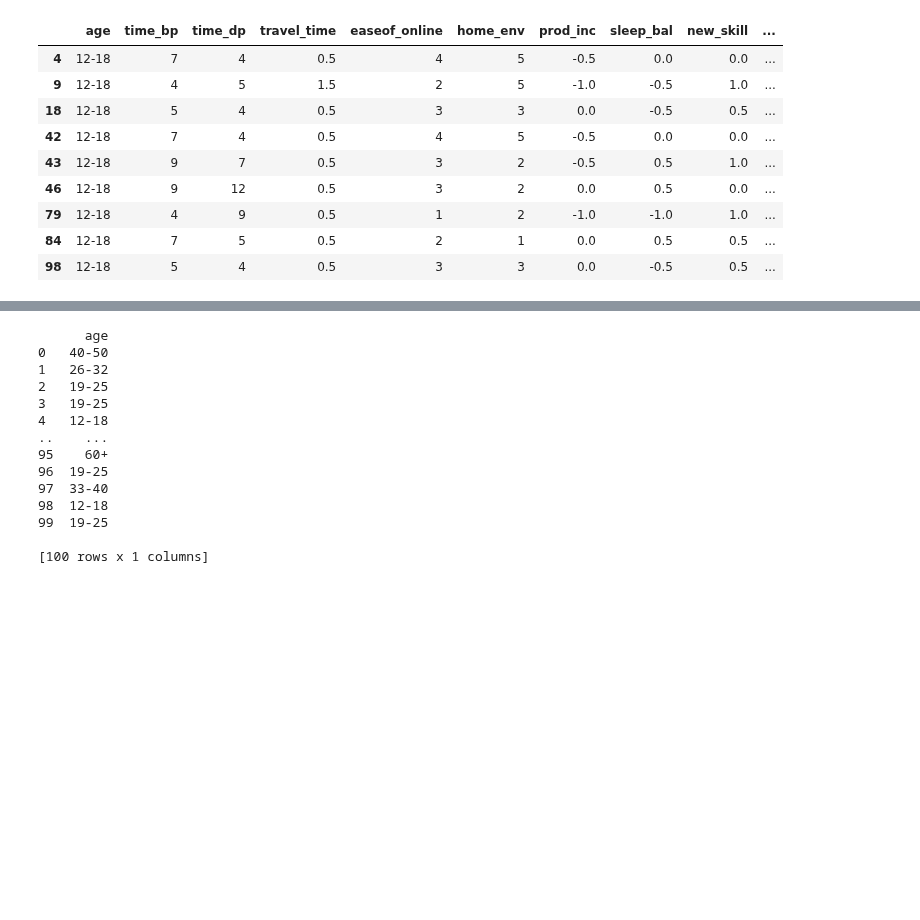
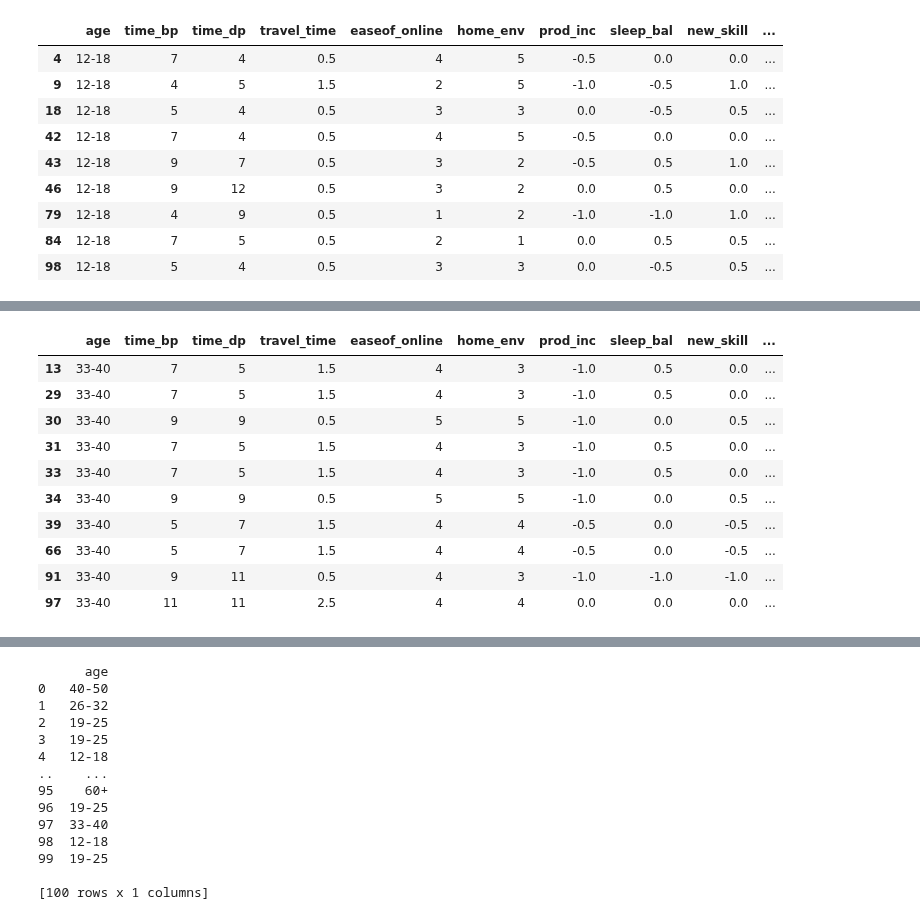
Before and after one commit to Gennifer2001/tesis, a Jupyter notebook: Tésisjeje2_0.ipynb, the cells around one changed output, grey strips where cells are left out. Cells and saved outputs as stored; diff of their text form; code cells hidden in the pictures; blank space fills up the shorter version.

```diff
--- a/Tésisjeje2_0.ipynb
+++ b/Tésisjeje2_0.ipynb
@@ -193,0 +238,16 @@ edades1
+# %%
+edades4 = dfprueba[dfprueba['age']=='33-40']
+#n = len(edades1)
+edades4
+# %% [output]
+|  | age | time_bp | time_dp | travel_time | easeof_online | home_env | prod_inc | sleep_bal | new_skill | ... |
+| 13 | 33-40 | 7 | 5 | 1.5 | 4 | 3 | -1.0 | 0.5 | 0.0 | ... |
+| 29 | 33-40 | 7 | 5 | 1.5 | 4 | 3 | -1.0 | 0.5 | 0.0 | ... |
+| 30 | 33-40 | 9 | 9 | 0.5 | 5 | 5 | -1.0 | 0.0 | 0.5 | ... |
+| 31 | 33-40 | 7 | 5 | 1.5 | 4 | 3 | -1.0 | 0.5 | 0.0 | ... |
+| 33 | 33-40 | 7 | 5 | 1.5 | 4 | 3 | -1.0 | 0.5 | 0.0 | ... |
+| 34 | 33-40 | 9 | 9 | 0.5 | 5 | 5 | -1.0 | 0.0 | 0.5 | ... |
+| 39 | 33-40 | 5 | 7 | 1.5 | 4 | 4 | -0.5 | 0.0 | -0.5 | ... |
+| 66 | 33-40 | 5 | 7 | 1.5 | 4 | 4 | -0.5 | 0.0 | -0.5 | ... |
+| 91 | 33-40 | 9 | 11 | 0.5 | 4 | 3 | -1.0 | -1.0 | -1.0 | ... |
+| 97 | 33-40 | 11 | 11 | 2.5 | 4 | 4 | 0.0 | 0.0 | 0.0 | ... |
```
Also changed, not shown: parts of 6 cells of this notebook.
